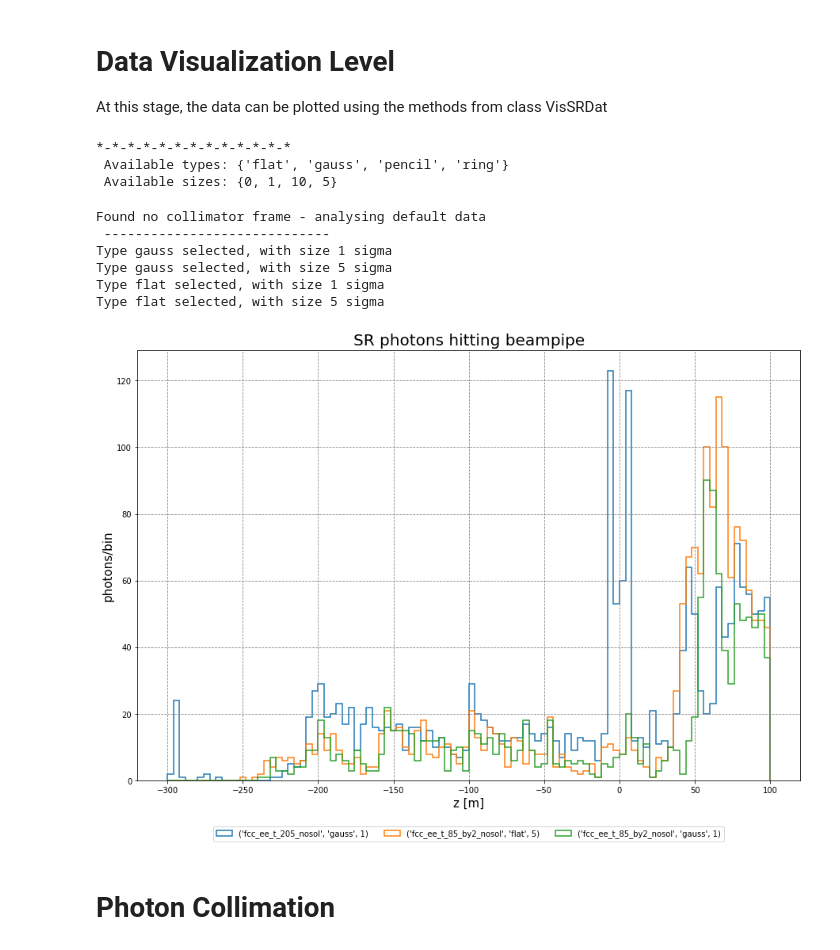
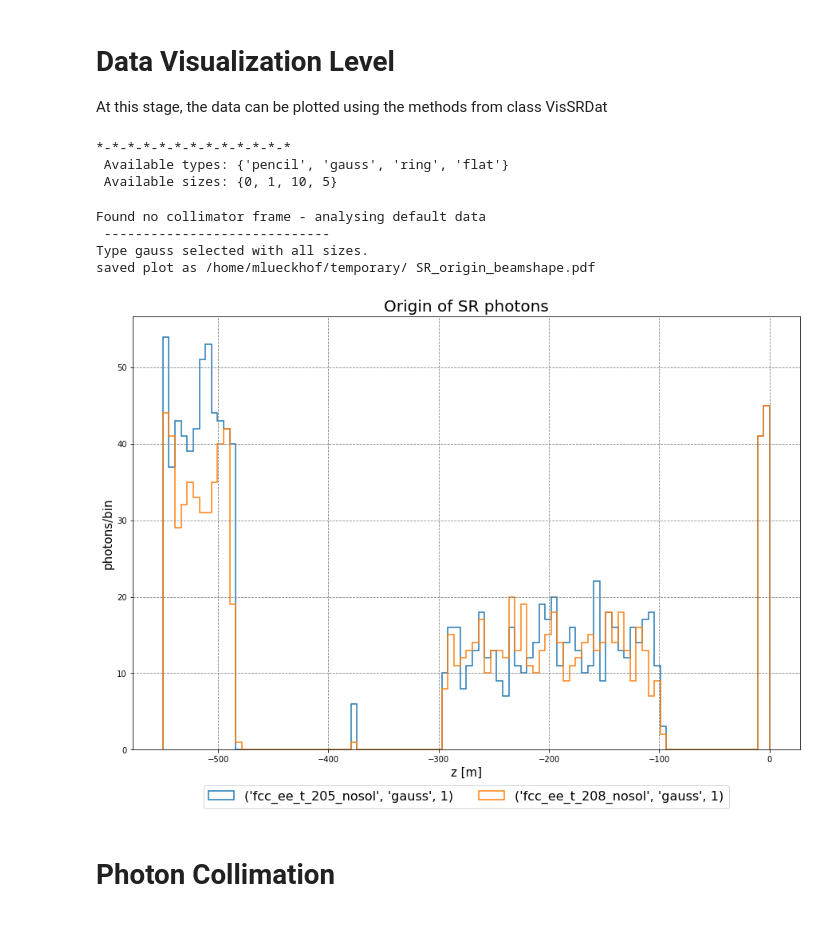
Before and after one commit to Number042/Python, a Jupyter notebook: FCCee Synchrotron-Radiation.ipynb, the cells around one changed output. Cells and saved outputs as stored; diff of their text form; code cells hidden in the pictures.

```diff
--- a/FCCee Synchrotron-Radiation.ipynb
+++ b/FCCee Synchrotron-Radiation.ipynb
@@ -32,7 +32,7 @@ Data Input Level
 =========
 Data input by using methods from class Input
 # %%
-Storage = DataReader(path = ['/home/mlueckhof/Codes/Projects/FCCee/Default/Data/'])
+Storage = DataReader(path = ['/home/mlueckhof/Codes/Projects/FCCee/Default/Data/','/home/mlueckhof/temporary/'])
 DFseco_col = Storage.readG4out(read = 'secondaries', datType = 'default', verbose = 2)
 
 # beamTypes, beamSizes = Storage.beamList, Storage.beamSizes
@@ -60,24 +60,22 @@ Data Visualization Level
 At this stage, the data can be plotted using the methods from class VisSRDat
 # %%
 Selection = DataSelection(DFseco_col)
-def_opt = Selection.opticsSelection(optics = ['fcc_ee_t_85_by2_nosol','fcc_ee_t_205_nosol'], verbose = 0)
+def_opt = Selection.opticsSelection(optics = ['fcc_ee_t_205_nosol','fcc_ee_t_208_nosol'], verbose = 0) #
 beamTypes, beamSizes = Selection.get_beamShapes_and_Size(verbose = 1)
 # %% [output]
 *-*-*-*-*-*-*-*-*-*-*-*-*
- Available types: {'flat', 'gauss', 'pencil', 'ring'}
+ Available types: {'pencil', 'gauss', 'ring', 'flat'}
  Available sizes: {0, 1, 10, 5}
 # %%
-plotpath = '/home/mlueckhof/Codes/MDI/Analysis_Processing/Analysis/Plots/'
-pltdat.plot_diffBeamShape(def_opt, plotpath, beamTypes, beamSizes, Type = 'hit',
-                          beam = ['gauss','flat'], size = [1,5], verbose = 0, save = 0)
+plotpath = '/home/mlueckhof/temporary/'
+pltdat.plot_diffBeamShape(def_opt, plotpath, beamTypes, beamSizes, Type = 'origin',
+                          beam = ['gauss'], size = 'all', verbose = 0, save = 1)
 # %% [output]
 Found no collimator frame - analysing default data
  -----------------------------
-Type gauss selected, with size 1 sigma
-Type gauss selected, with size 5 sigma
-Type flat selected, with size 1 sigma
-Type flat selected, with size 5 sigma
+Type gauss selected with all sizes.
+saved plot as /home/mlueckhof/temporary/ SR_origin_beamshape.pdf
-[figure, old version]
+[figure, new version]
 # %% [markdown]
 Photon Collimation
 ===========
```
Also changed, not shown: parts of 3 cells of this notebook, 2 other files.
